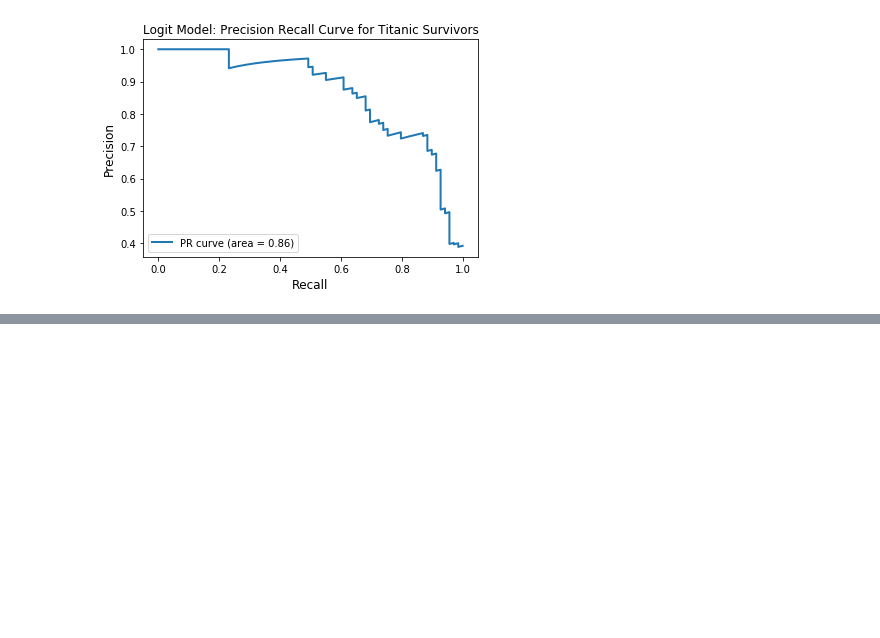
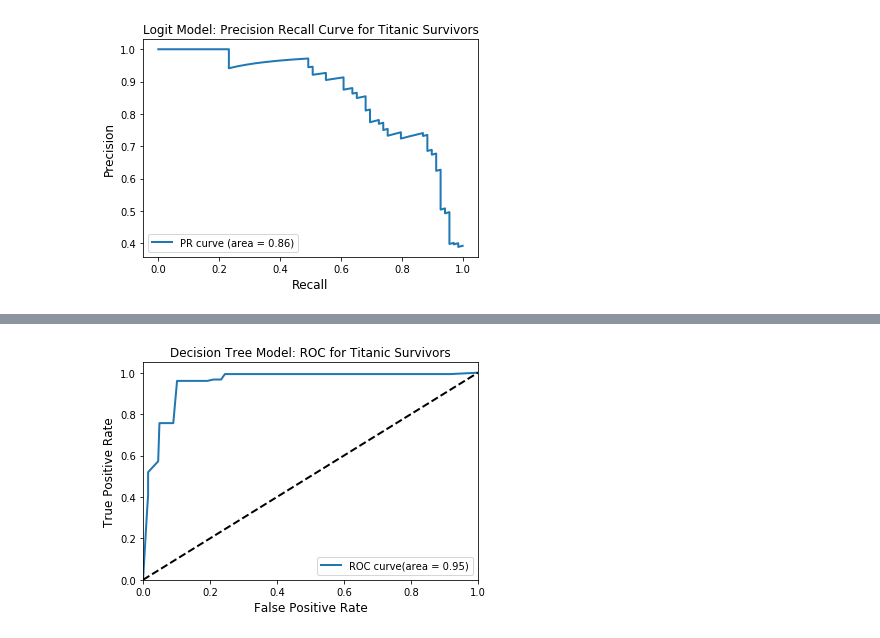
Before and after one commit to CoolGIRLCOCO/Project-Titantic-Survival-Prediction-ToBContinuted, a Jupyter notebook: Predict Survival on Titanic Datasets Using Classification Methods(Part 2).ipynb, the cells around one changed output, grey strips where cells are left out. Drawn from its saved outputs; the diff is of its cells as text; code cells hidden in the pictures; blank space fills up the shorter version.

```diff
--- a/Predict Survival on Titanic Datasets Using Classification Methods(Part 2).ipynb
+++ b/Predict Survival on Titanic Datasets Using Classification Methods(Part 2).ipynb
@@ -850,0 +978,8 @@ All evaluation metrics are better than metrics of purely linear logistic regress
+# %%
+testtreeX = Testtree.drop(["PassengerId","Survived"],axis=1)
+y_pred = tree_optimized.predict(testtreeX)
+prediction = pd.DataFrame({"PassengerId":Testtree["PassengerId"],
+                           "Survived":y_pred})
+
+prediction.head()
+#prediction.to_csv("Titanic_tree_prediction.csv",index=False)
@@ -850,0 +1020,19 @@ All evaluation metrics are better than metrics of purely linear logistic regress
+# %%
+y_score = tree_optimized.predict_proba(testtreeX)[:,1]
+
+# ROC Curve
+FPR, TPR, _ = roc_curve(Testtree['Survived'], y_score)
+ROC_AUC = auc(FPR, TPR)
+#print('ROC AUC: ',round(ROC_AUC,2))
+plt.figure(figsize =[6,4])
+plt.plot(FPR, TPR, label= 'ROC curve(area = %0.2f)'%ROC_AUC, linewidth= 2)
+plt.plot([0,1],[0,1], 'k--', linewidth = 2)
+plt.xlim([0.0,1.0])
+plt.ylim([0.0,1.05])
+plt.xlabel('False Positive Rate', fontsize = 12)
+plt.ylabel('True Positive Rate', fontsize = 12)
+plt.title('Decision Tree Model: ROC for Titanic Survivors', fontsize= 12)
+plt.legend(loc="lower right")
+plt.show()
+# %% [output]
+[figure, added]
```
Also changed, not shown: parts of 15 cells of this notebook.
